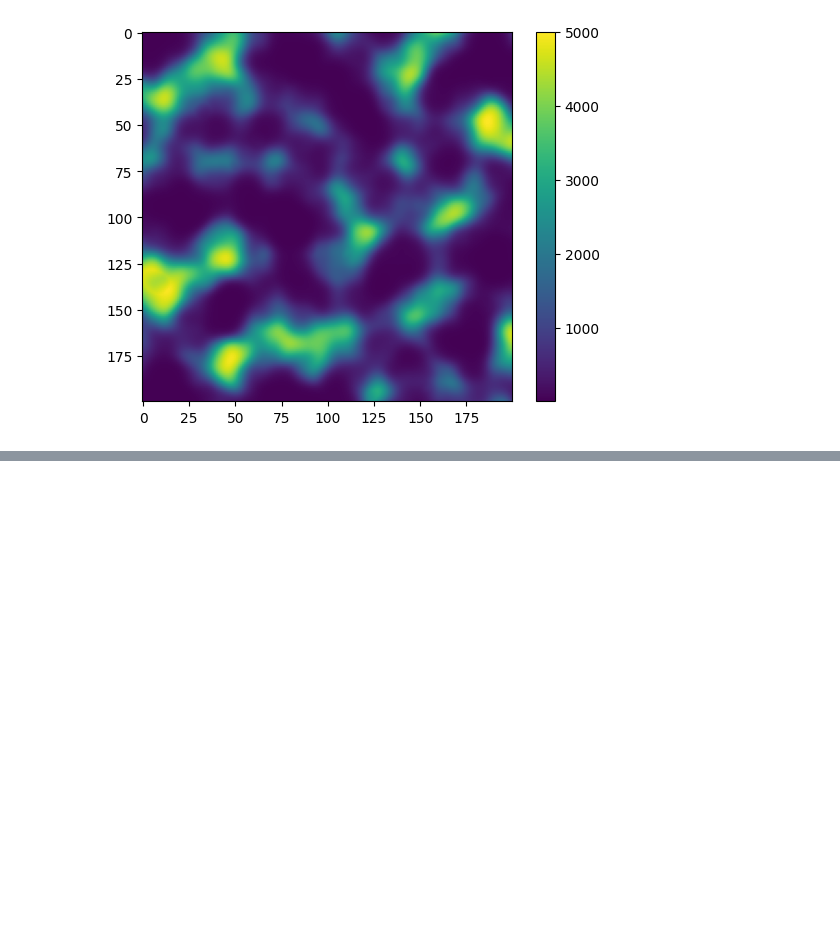
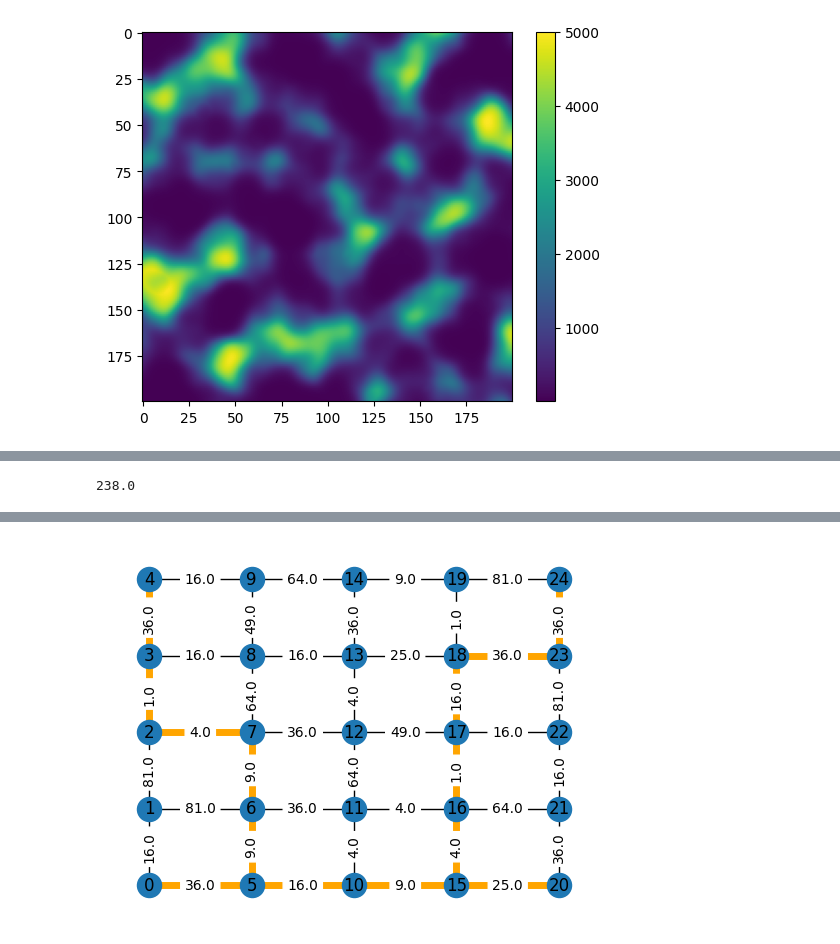
Before and after one commit to Lgeu/ahc018, a Jupyter notebook: notebooks/001_.ipynb, the cells around one changed output, grey strips where cells are left out. Drawn from its saved outputs; the diff is of its cells as text; code cells hidden in the pictures; blank space fills up the shorter version.

```diff
--- a/notebooks/001_.ipynb
+++ b/notebooks/001_.ipynb
@@ -138,2 +143,18 @@ plt.show()
 # %%
 # TODO: 逐次更新
+# %%
+import random
+edges = []
+for y in range(5):
+    for x in range(4):
+        edges.append((y * 5 + x, y * 5 + x + 1, random.randint(1, 9) ** 2.))
+        edges.append((x * 5 + y, (x + 1) * 5 + y, random.randint(1, 9) ** 2.))
+G = [[] for _ in range(25)]
+for a, b, c in edges:
+    G[a].append([b, c])
+    G[b].append([a, c])
+R = [0, 4, 20, 24]
+
+G_nx = nx.Graph([(a, b, {"weight": c}) for a, b, c in edges])
+
+G, R
@@ -139,0 +179,18 @@ plt.show()
+# %%
+# 参考: https://scmopt.github.io/opt100/08steiner.html
+
+from networkx.algorithms.approximation.steinertree import steiner_tree as nx_steiner_tree
+G_steiner_nx = nx_steiner_tree(G_nx, R)
+
+cost = 0
+for v, u in G_steiner_nx.edges():
+    cost += G_nx[v][u]["weight"]
+print(cost)
+pos = {y * 5 + x: (y, x) for y in range(5) for x in range(5)}
+edge_labels = {(v, u): str(G_nx[v][u]["weight"]) for v, u in G_nx.edges()}
+nx.draw_networkx(G_nx, pos)
+nx.draw(G_nx, pos, width=5, edgelist=G_steiner_nx.edges(), edge_color="orange", node_size=0)
+nx.draw_networkx_edge_labels(G_nx, pos, edge_labels=edge_labels)
+plt.show()
+# %% [output]
+238.0
@@ -139,0 +199 @@ plt.show()
+[figure, added]
```
Also changed, not shown: parts of 6 cells of this notebook, 4 other files.
